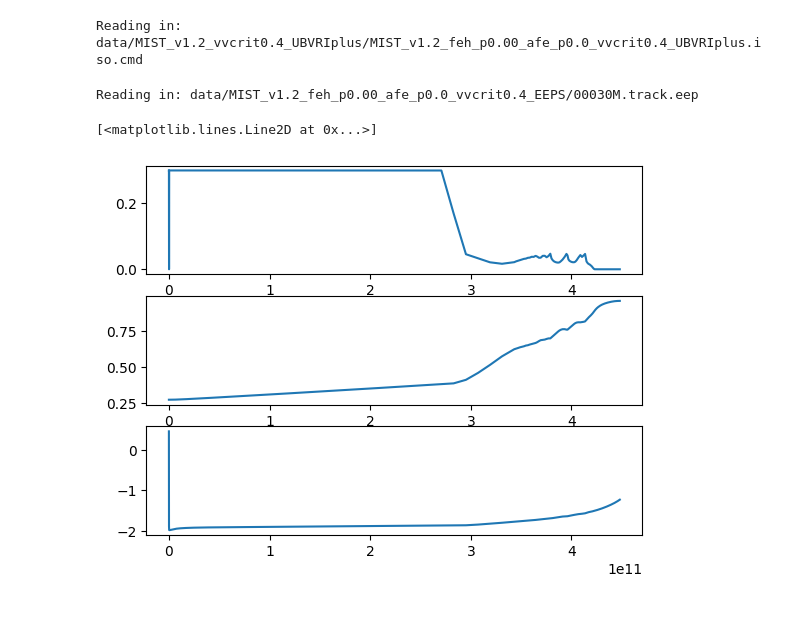
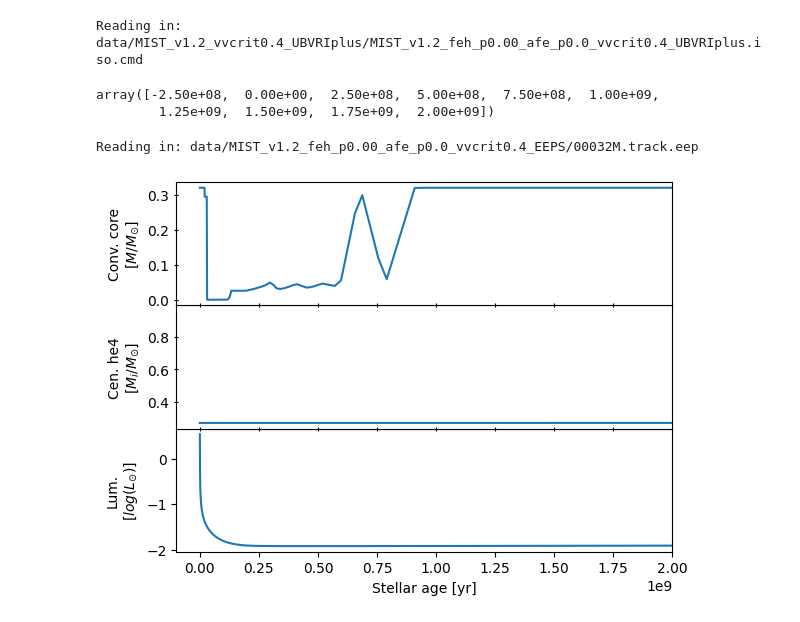
Before and after one commit to Beanz-lab/Astron1120_Final, a Jupyter notebook: proj.ipynb, the cells around one changed output. Saved outputs shown, nothing was run; the diff lists cells and outputs as text; code cells hidden in the pictures.

Commit message:
updates to plots

```diff
--- a/proj.ipynb
+++ b/proj.ipynb
@@ -96,18 +96,38 @@ ax.grid()
 iso = read_mist_models.ISOCMD('data/MIST_v1.2_vvcrit0.4_UBVRIplus/MIST_v1.2_feh_p0.00_afe_p0.0_vvcrit0.4_UBVRIplus.iso.cmd')
 # %% [output]
 Reading in: data/MIST_v1.2_vvcrit0.4_UBVRIplus/MIST_v1.2_feh_p0.00_afe_p0.0_vvcrit0.4_UBVRIplus.iso.cmd
+# %%
+ax2.get_xticks()
+# %% [output]
+array([-2.50e+08,  0.00e+00,  2.50e+08,  5.00e+08,  7.50e+08,  1.00e+09,
+        1.25e+09,  1.50e+09,  1.75e+09,  2.00e+09])
 # %%
-m03 = read_mist_models.EEP('data/MIST_v1.2_feh_p0.00_afe_p0.0_vvcrit0.4_EEPS/00030M.track.eep').eeps
+m032 = read_mist_models.EEP('data/MIST_v1.2_feh_p0.00_afe_p0.0_vvcrit0.4_EEPS/00032M.track.eep').eeps
 
-m03 = m03[m03['phase']<2]
+m032 = m032[m032['phase']<2]
 
-fig, (ax, ax2, ax3) = plt.subplots(3, 1)
+fig = plt.figure()
+ax3 = fig.add_subplot(3, 1, 3)
+ax2 = fig.add_subplot(3, 1, 2)
+ax = fig.add_subplot(3, 1, 1)
 
-ax.plot(m03['star_age'], m03['mass_conv_core'])
+com_opt = {'xlim':(-1e8,2e9)}
+ax.set(**com_opt, ylabel='Conv. core\n'+r'$[M/M_{\odot}]$')
+ax2.set(**com_opt, ylabel='Cen. he4\n'+r'$[M_i/M_{\odot}]$')#, ylim=(0,0.3))
+ax3.set(**com_opt, ylabel='Lum.\n'+r'$[log (L_{\odot})]$', xlabel=f'Stellar age [yr]')
+
+ax.set_xticks(ax2.get_xticks()[1:], labels=[])
+ax.tick_params(direction='inout')
+ax2.set_xticks(ax3.get_xticks()[1:], labels=[])
+ax2.tick_params(direction='inout')
+fig.subplots_adjust(hspace=0.0)
+
+ax.plot(m032['star_age'], m032['mass_conv_core'])
 # ax.plot(m03['star_age'], m03['conv env top mass'])
-ax2.plot(m03['star_age'], m03['center_he4'])
-ax3.plot(m03['star_age'], m03['log_L'])
+ax2.plot(m032['star_age'], m032['center_he4'])
+ax3.plot(m032['star_age'], m032['log_L'])
+
+plt.show()
 # %% [output]
-Reading in: data/MIST_v1.2_feh_p0.00_afe_p0.0_vvcrit0.4_EEPS/00030M.track.eep
+Reading in: data/MIST_v1.2_feh_p0.00_afe_p0.0_vvcrit0.4_EEPS/00032M.track.eep
-[<matplotlib.lines.Line2D at 0x...>]
-[figure, old version]
+[figure, new version]
```
Also changed, not shown: parts of 1 cell of this notebook.
